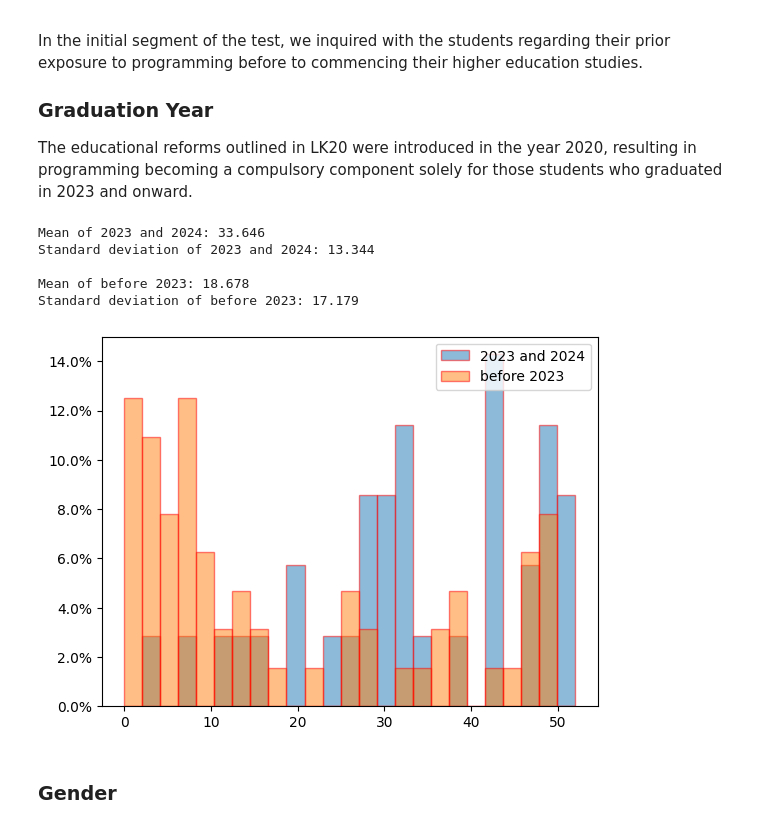
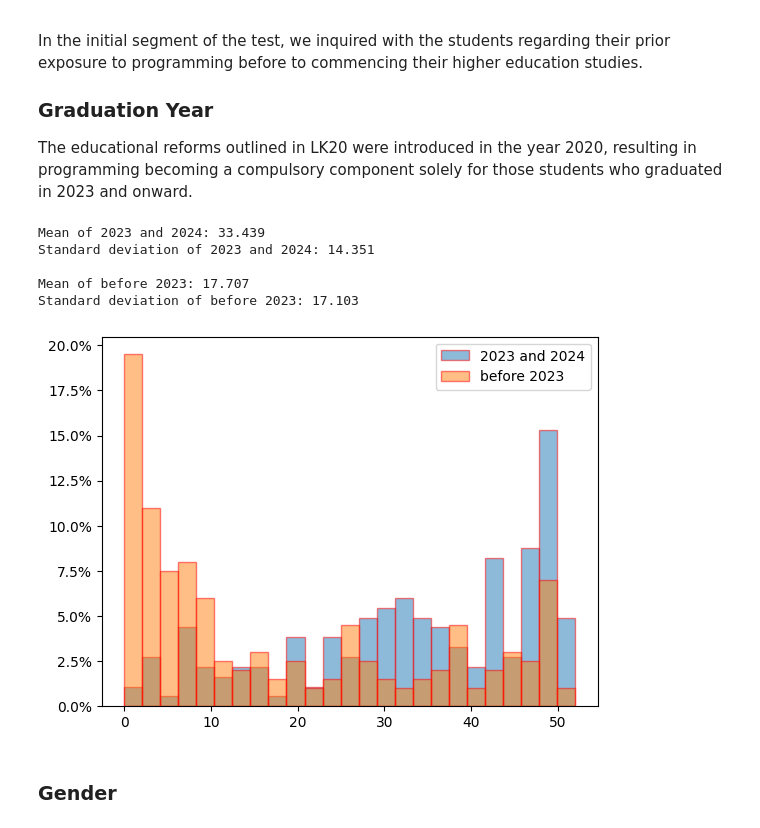
Before and after one commit to SondreBolland/Nordic-Prior-Knowledge-Test-2024, a Jupyter notebook: Dynamic Report.ipynb, the cells around one changed output. Drawn from its saved outputs; the diff is of its cells as text; code cells hidden in the pictures.

```diff
--- a/Dynamic Report.ipynb
+++ b/Dynamic Report.ipynb
@@ -276,20 +282,22 @@ programming before to commencing their higher education studies.
 ### Graduation Year
 The educational reforms outlined in LK20 were introduced in the year 2020, resulting in programming becoming a compulsory component solely for those students who graduated in 2023 and onward.
 # %%
-x = df[(df['GraduateYear'].isin([2023, 2024]))]['Total']
-y = df[(~df['GraduateYear'].isin([2023, 2024]))]['Total']
+years = df['GraduateYear']
+x = df[(years.isin(['2023', '2024']))]['Total']
+y = df[(~years.isin(['2023', '2024']))]['Total']
+y = y[~np.isnan(y)]
 
 x_label = '2023 and 2024'
 y_label = 'before 2023'
 
 compare_distributions(x, y, x_label, y_label)
 # %% [output]
-Mean of 2023 and 2024: 33.646
-Standard deviation of 2023 and 2024: 13.344
+Mean of 2023 and 2024: 33.439
+Standard deviation of 2023 and 2024: 14.351
 
-Mean of before 2023: 18.678
-Standard deviation of before 2023: 17.179
+Mean of before 2023: 17.707
+Standard deviation of before 2023: 17.103
-[figure, old version]
+[figure, new version]
 # %% [markdown]
 ### Gender
 # %%
```
Also changed, not shown: parts of 50 cells of this notebook.
